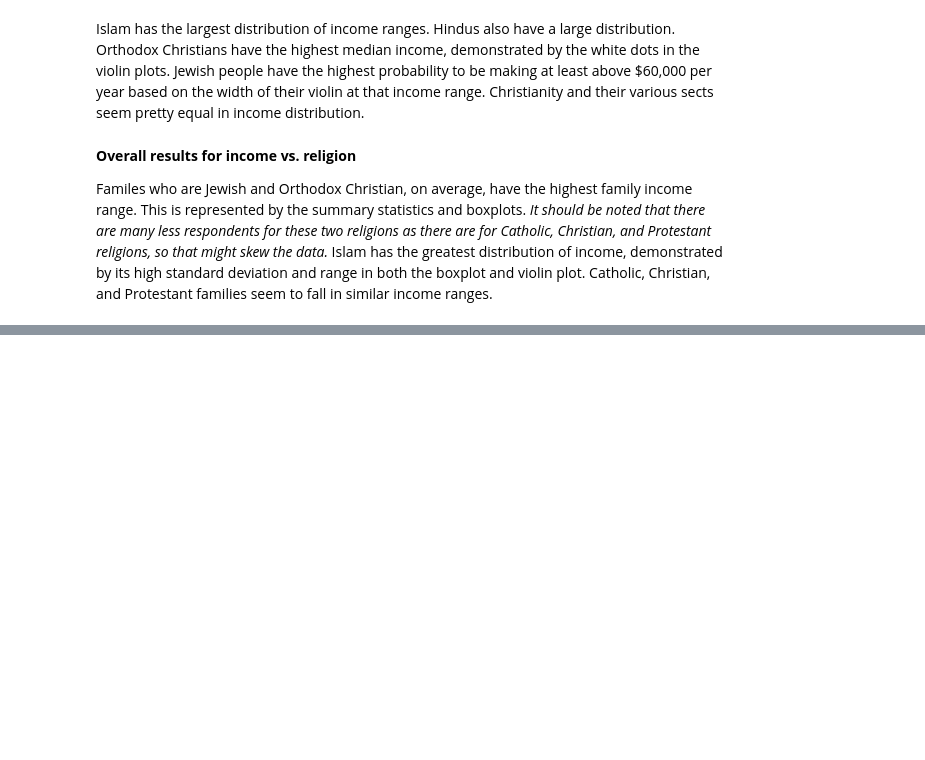
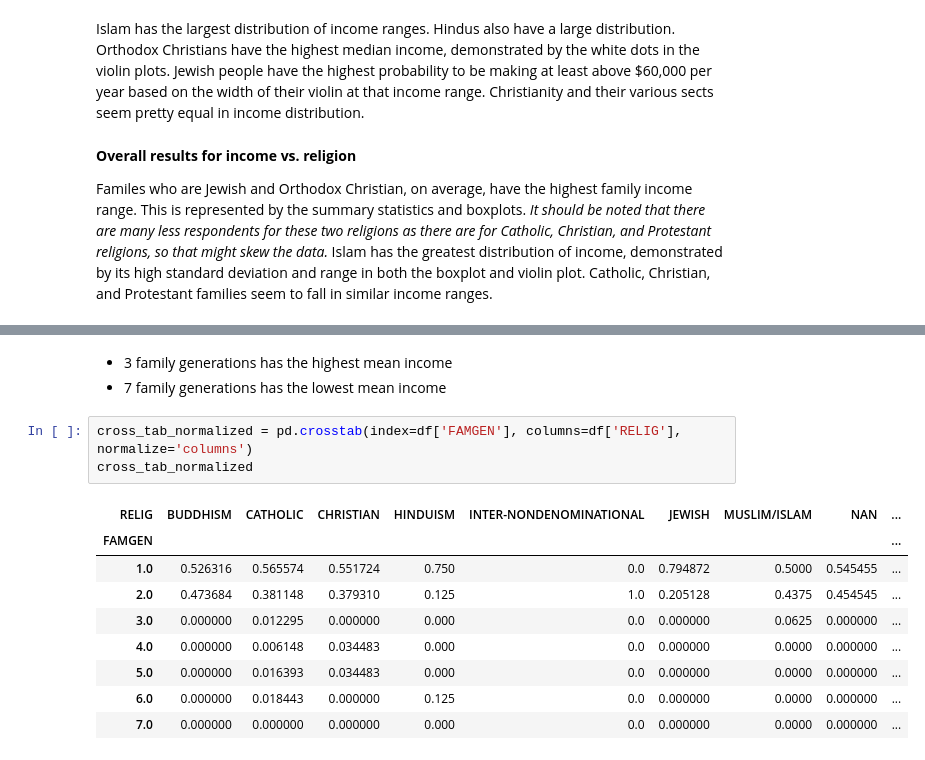
Before and after one commit to DS3001/group14, a Jupyter notebook: SabrinaViz.ipynb, the cells around one changed output, grey strips where cells are left out. Drawn from its saved outputs; the diff is of its cells as text; blank space fills up the shorter version.

```diff
--- a/SabrinaViz.ipynb
+++ b/SabrinaViz.ipynb
@@ -118,0 +134,16 @@ Familes who are Jewish and Orthodox Christian, on average, have the highest fami
+# %% [markdown]
+- 3 family generations has the highest mean income
+- 7 family generations has the lowest mean income
+# %%
+cross_tab_normalized = pd.crosstab(index=df['FAMGEN'], columns=df['RELIG'], normalize='columns')
+cross_tab_normalized
+# %% [output]
+| RELIG | BUDDHISM | CATHOLIC | CHRISTIAN | HINDUISM | INTER-NONDENOMINATIONAL | JEWISH | MUSLIM/ISLAM | NAN | ... |
+| FAMGEN |  |  |  |  |  |  |  |  | ... |
+| 1.0 | 0.526316 | 0.565574 | 0.551724 | 0.750 | 0.0 | 0.794872 | 0.5000 | 0.545455 | ... |
+| 2.0 | 0.473684 | 0.381148 | 0.379310 | 0.125 | 1.0 | 0.205128 | 0.4375 | 0.454545 | ... |
+| 3.0 | 0.000000 | 0.012295 | 0.000000 | 0.000 | 0.0 | 0.000000 | 0.0625 | 0.000000 | ... |
+| 4.0 | 0.000000 | 0.006148 | 0.034483 | 0.000 | 0.0 | 0.000000 | 0.0000 | 0.000000 | ... |
+| 5.0 | 0.000000 | 0.016393 | 0.034483 | 0.000 | 0.0 | 0.000000 | 0.0000 | 0.000000 | ... |
+| 6.0 | 0.000000 | 0.018443 | 0.000000 | 0.125 | 0.0 | 0.000000 | 0.0000 | 0.000000 | ... |
+| 7.0 | 0.000000 | 0.000000 | 0.000000 | 0.000 | 0.0 | 0.000000 | 0.0000 | 0.000000 | ... |
```
Also changed, not shown: parts of 7 cells of this notebook.
